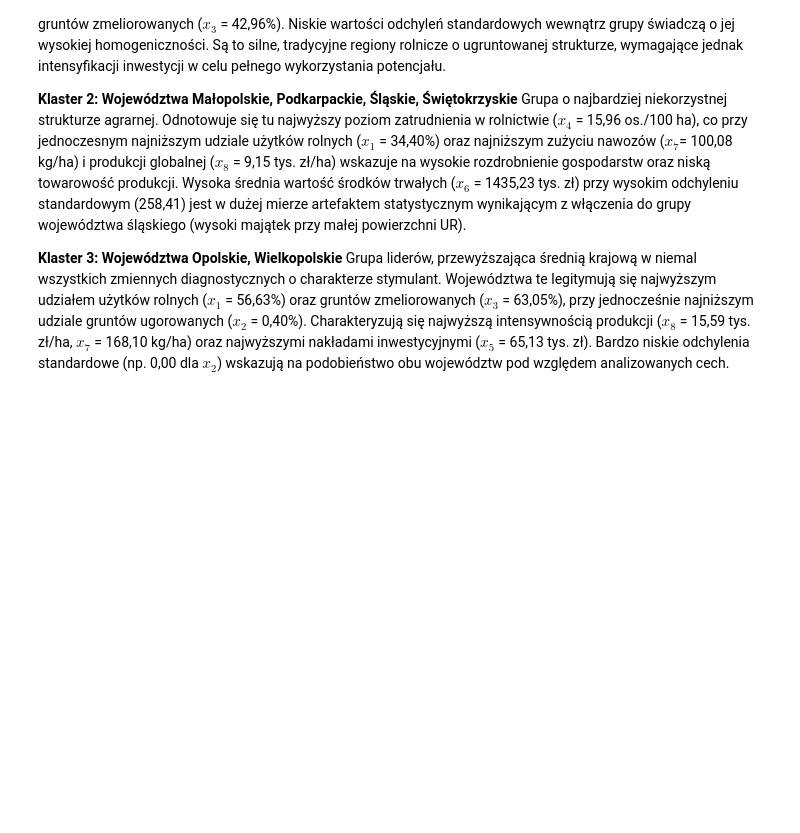
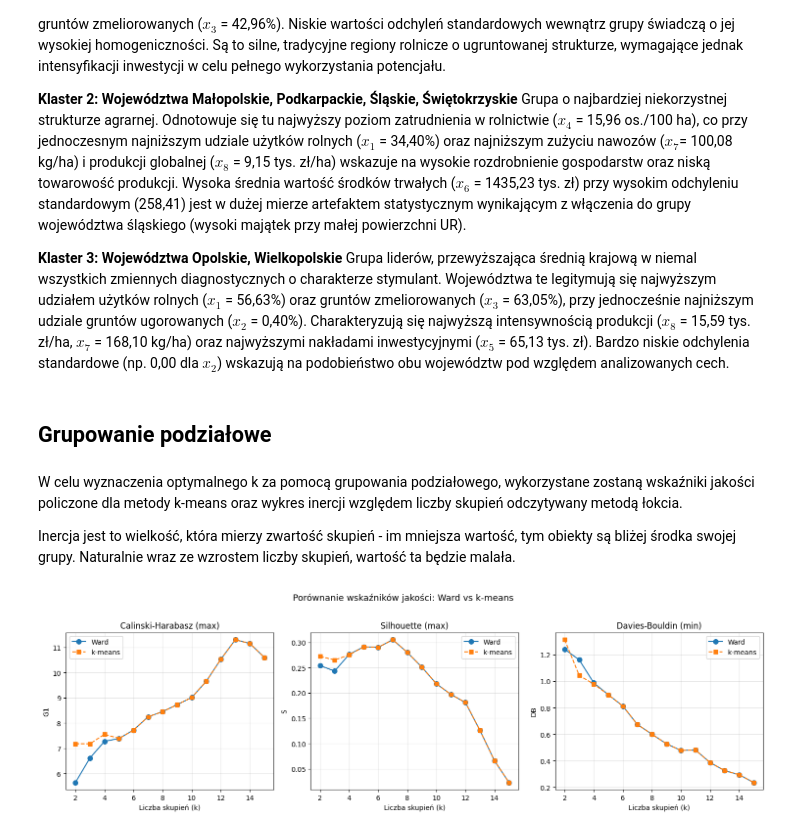
Before and after one commit to pawszu908/sad-project-1, a Jupyter notebook: Analiza.ipynb, the cells around one changed output. Saved outputs shown, nothing was run; the diff lists cells and outputs as text; code cells hidden in the pictures; blank space fills up the shorter version.

Commit message:
Partition cluster

```diff
--- a/Analiza.ipynb
+++ b/Analiza.ipynb
@@ -419,3 +419,15 @@ Grupa o najbardziej niekorzystnej strukturze agrarnej. Odnotowuje się tu najwy
 
 **Klaster 3: Województwa Opolskie, Wielkopolskie**
 Grupa liderów, przewyższająca średnią krajową w niemal wszystkich zmiennych diagnostycznych o charakterze stymulant. Województwa te legitymują się najwyższym udziałem użytków rolnych ($x_1$ = 56,63%) oraz gruntów zmeliorowanych ($x_3$ = 63,05%), przy jednocześnie najniższym udziale gruntów ugorowanych ($x_2$ = 0,40%). Charakteryzują się najwyższą intensywnością produkcji ($x_8$ = 15,59 tys. zł/ha, $x_7$ = 168,10 kg/ha) oraz najwyższymi nakładami inwestycyjnymi ($x_5$ = 65,13 tys. zł). Bardzo niskie odchylenia standardowe (np. 0,00 dla $x_2$) wskazują na podobieństwo obu województw pod względem analizowanych cech.
+# %% [markdown]
+## Grupowanie podziałowe
+# %% [markdown]
+W celu wyznaczenia optymalnego k za pomocą grupowania podziałowego, wykorzystane zostaną wskaźniki jakości policzone dla metody k-means oraz wykres inercji względem liczby skupień odczytywany metodą łokcia.
+
+Inercja jest to wielkość, która mierzy zwartość skupień - im mniejsza wartość, tym obiekty są bliżej środka swojej grupy. Naturalnie wraz ze wzrostem liczby skupień, wartość ta będzie malała.
+# %%
+df_k_means = clustering.kmeans_indices(x, k_range=range(2, 16))
+
+clustering.plot_indices_comparison(df_k, df_k_means)
+# %% [output]
+[figure, added]
```
Also changed, not shown: parts of 7 cells of this notebook, 1 other file.
